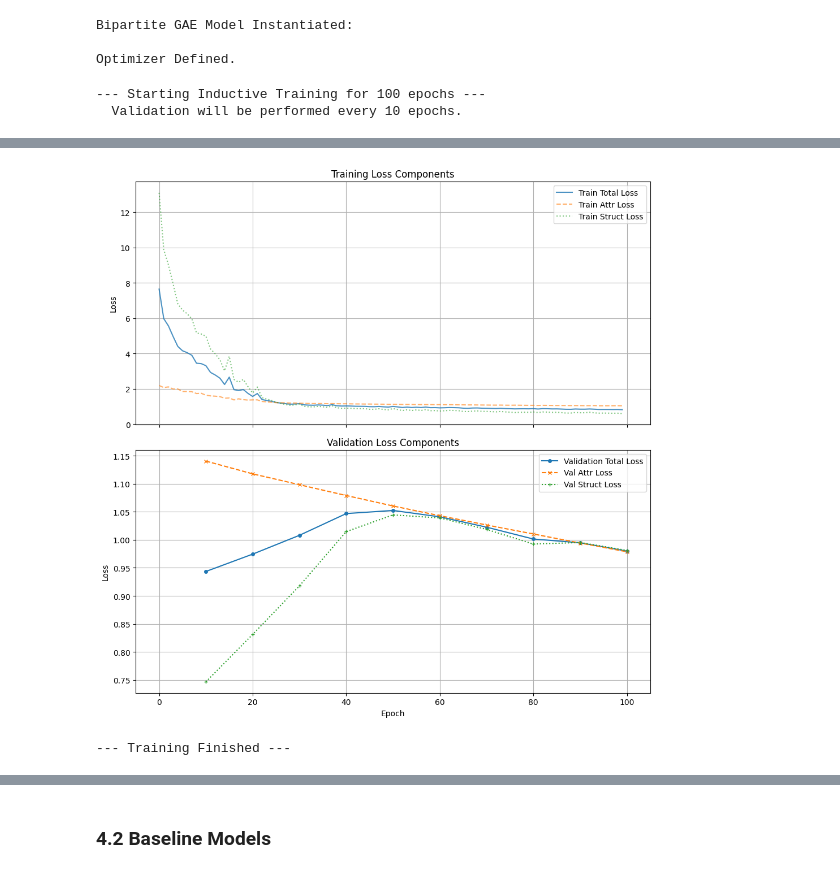
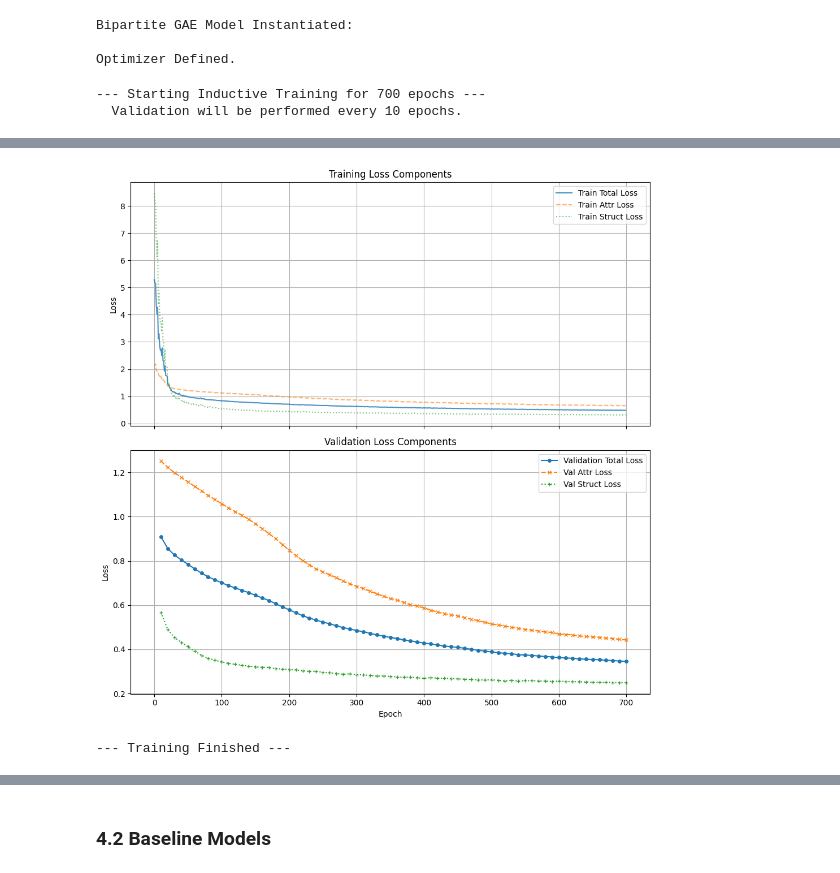
Before and after one commit to Kchak22/degree-project-gad-healthcare, a Jupyter notebook: notebooks/model_comparison.ipynb, the cells around one changed output, grey strips where cells are left out. Cells and saved outputs as stored; diff of their text form; code cells hidden in the pictures.

```diff
--- a/notebooks/model_comparison.ipynb
+++ b/notebooks/model_comparison.ipynb
@@ -41,6 +44,12 @@ PYTORCH_ENABLE_MPS_FALLBACK set to: 1
 df_member_features, members_dataset = load_member_features("../data/final_members_df.pickle")
 df_provider_features, providers_dataset = load_provider_features("../data/final_df.pickle")
 df_edges = load_claims_data("../data/df_descriptions.pickle", members_dataset=members_dataset, providers_dataset=providers_dataset)
+df_edges, train_edges, val_edges, test_edges = load_claims_data_with_splitting("../data/df_descriptions.pickle", members_dataset=members_dataset, providers_dataset=providers_dataset)
+
+
+import pickle
+with open("../data/df_descriptions.pickle", 'rb') as pickle_file:
+        df = pickle.load(pickle_file)
 
 print(f"Members: {len(members_dataset)}")
 print(f"Providers: {len(providers_dataset)}")
@@ -85,7 +92,8 @@ Edges:
 # %%
 # Create HeteroData object
 data = prepare_hetero_data(df_member_features, df_provider_features, df_edges)
-
+# Split the data into training, validation and testing sets based on temporal split
+train_data, val_data, test_data = prepare_hetero_data_with_splitting(df_member_features, df_provider_features, train_edges, val_edges, test_edges)
 print(data)
 print(f"Member features shape: {data['member'].x.shape}")
 print(f"Provider features shape: {data['provider'].x.shape}")
@@ -528,13 +598,13 @@ Using device: mps
 # %%
 # Move data to device for all splits
 print(f"Moving data to device: {device}")
-data_on_device = anomaly_data.to(device)
+data_on_device = train_g.to(device)
 train_g_on_device = train_g.to(device)
 val_g_on_device = val_g.to(device)
 test_g_on_device = test_g.to(device)
 
 # Also move ground truth labels (needed for validation during training) for all splits
-gt_node_labels_on_device = {k: v.to(device) for k, v in gt_node_labels.items()}
+gt_node_labels_on_device = {k: v.to(device) for k, v in gt_node_labels_train.items()}
 gt_node_labels_train_on_device = {k: v.to(device) for k, v in gt_node_labels_train.items()}
 gt_node_labels_val_on_device = {k: v.to(device) for k, v in gt_node_labels_val.items()}
 gt_node_labels_test_on_device = {k: v.to(device) for k, v in gt_node_labels_test.items()}
@@ -591,7 +661,7 @@ Bipartite GAE Model Instantiated:
 Optimizer Defined.
 # %%
 # Define training hyperparameters
-num_epochs = 100
+num_epochs = 700
 lambda_attr = 0.5
 lambda_struct = 0.5
 k_neg = 5
@@ -614,5 +684,5 @@ trained_model, history = train_model_inductive(
 )
 print("--- Training Finished ---")
 # %% [output]
---- Starting Inductive Training for 100 epochs ---
+--- Starting Inductive Training for 700 epochs ---
   Validation will be performed every 10 epochs.
@@ -630,4 +706,4 @@ Epoch 100/100 | Train Loss: 0.8136 (Attr: 1.0344, Struct: 0.5928) | Val Loss: 0.
-[figure, old version]
+[figure, new version]
 --- Training Finished ---
 # %%
 # --- Calculate Anomaly Scores on Training and Validation Graphs ---
```
Also changed, not shown: parts of 19 cells of this notebook.
